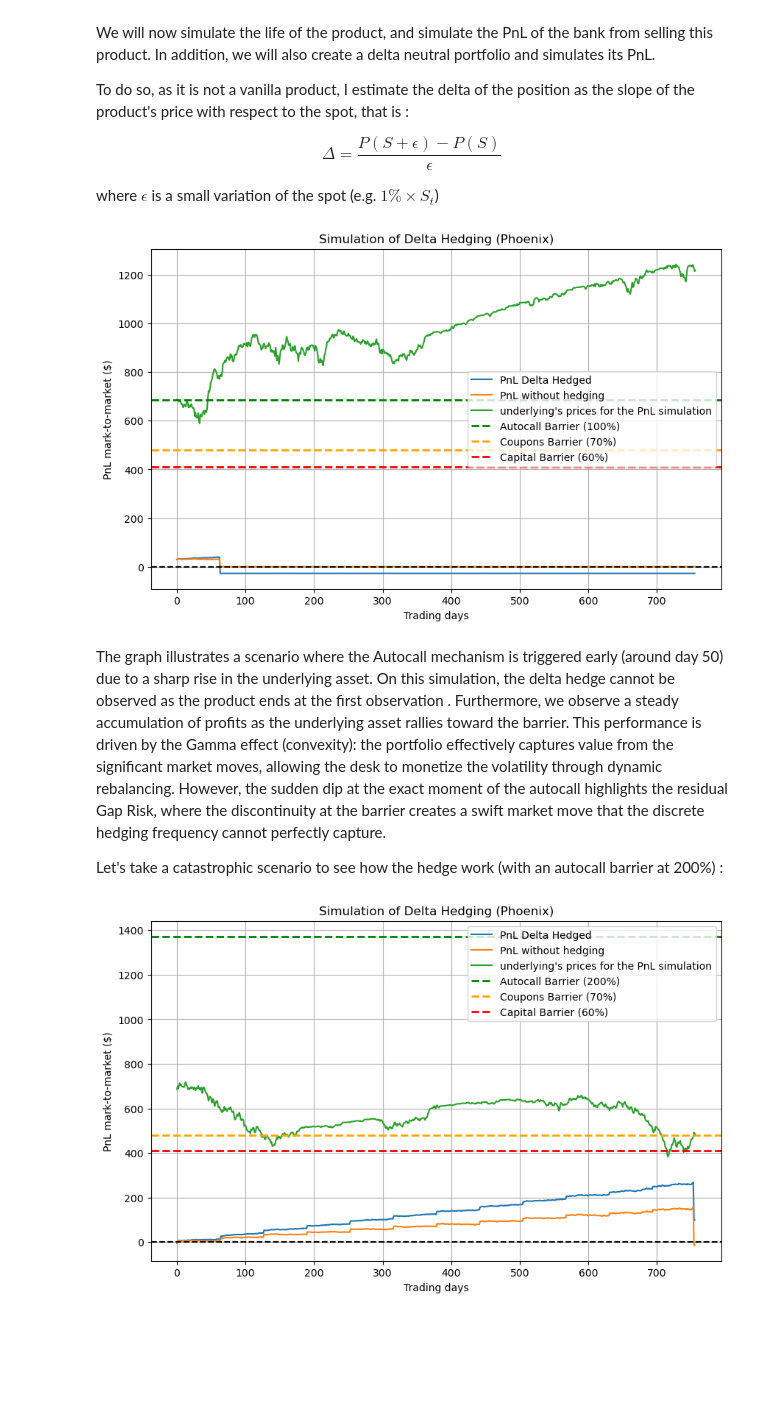
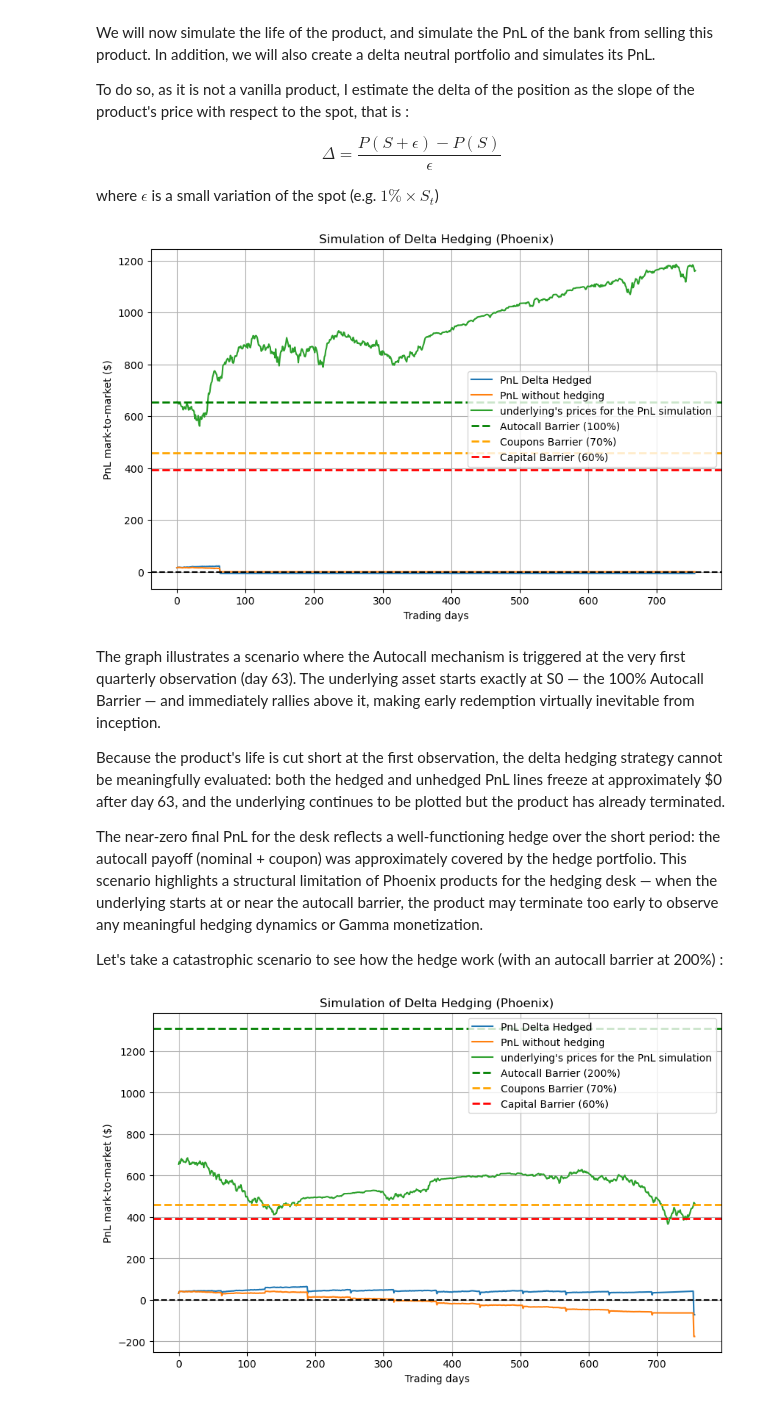
Before and after one commit to BaptisteSorel/Phoenix-Pricing-Hedging-HestonModel, a Jupyter notebook: notebook.ipynb, the cells around one changed output. Cells and saved outputs as stored; diff of their text form; code cells hidden in the pictures; blank space fills up the shorter version.

```diff
--- a/notebook.ipynb
+++ b/notebook.ipynb
@@ -107,7 +107,7 @@ Initally, we consider of coupon of $2.5\%$ quarterly ($10\%$), that we may chang
 # %%
 from src.Products.phoenix import Phoenix
 
-calibration.coupon_rate=0.025
+calibration.coupon_rate=0.02
 
 phoenix=Phoenix(T=T,dt=calibration.dt,coupon_rate=calibration.coupon_rate,barrier_autocall=calibration.barrier_autocall,barrier_coupon=calibration.barrier_coupon,barrier_capital=calibration.barrier_capital,nominal=calibration.nominal)
 
@@ -130,9 +130,9 @@ error_margin = 1.96 * (std_prices / np.sqrt(N))
 
 
 #### RESULTS ########
-print("The average price for this product is "+str(mean_prices)+" with a 95% confidence interval : ["+str(mean_prices-error_margin)+","+str(mean_prices+error_margin)+"]")
+print("The average price for this product is "+str(round(mean_prices,2))+" with a 95% confidence interval : ["+str(round(mean_prices-error_margin,2))+","+str(round(mean_prices+error_margin,2))+"]")
 if mean_prices<calibration.nominal:
-    print("Positive margin : "+str(calibration.nominal-mean_prices)+"$")
+    print("Positive margin : "+str(round(calibration.nominal-mean_prices,2))+"$")
 else:
-    print("Negative margin : "+str(calibration.nominal-mean_prices)+"$")
+    print("Negative margin : "+str(round(calibration.nominal-mean_prices,2))+"$")
 # %% [output]
@@ -145,7 +145,7 @@ To raise our margin, one can lower our coupon rate. Let's apply `calibration.cou
 # %%
 from src.Products.phoenix import Phoenix
 
-calibration.coupon_rate=0.015
+calibration.coupon_rate=0.01125
 
 phoenix=Phoenix(T=T,dt=calibration.dt,coupon_rate=calibration.coupon_rate,barrier_autocall=calibration.barrier_autocall,barrier_coupon=calibration.barrier_coupon,barrier_capital=calibration.barrier_capital,nominal=calibration.nominal)
 
@@ -161,9 +161,9 @@ error_margin=1.96 * (std_prices / np.sqrt(N))
 
 
 #### RESULTS ########
-print("The average price for this product is "+str(mean_prices)+" with a 95% confidence interval : ["+str(mean_prices-error_margin)+","+str(mean_prices+error_margin)+"]")
+print("The average price for this product is "+str(round(mean_prices,2))+" with a 95% confidence interval : ["+str(round(mean_prices-error_margin,2))+","+str(round(mean_prices+error_margin,2))+"]")
 if mean_prices<calibration.nominal:
-    print("Positive margin : "+str(calibration.nominal-mean_prices)+"$")
+    print("Positive margin : "+str(round(calibration.nominal-mean_prices,2))+"$")
 else:
-    print("Negative margin : "+str(calibration.nominal-mean_prices)+"$")
+    print("Negative margin : "+str(round(calibration.nominal-mean_prices,2))+"$")
 # %% [output]
@@ -201,24 +211,37 @@ To do so, as it is not a vanilla product, I estimate the delta of the position a
  where $\epsilon$ is a small variation of the spot (e.g. $1\% \times S_t$)
 # %%
 from src.Analytics import pnl_sim
+calibration.barrier_autocall=1
 
 pnl_sim.sim_delta_hedging()
 # %% [output]
-[figure, old version]
+[figure, new version]
 # %% [markdown]
-The graph illustrates a scenario where the Autocall mechanism is triggered early (around day 50) due to a sharp rise in the underlying asset.
-On this simulation, the delta hedge cannot be observed as the product ends at the first observation . Furthermore, we observe a steady accumulation of profits as the underlying asset rallies toward the barrier. This performance is driven by the Gamma effect (convexity): the portfolio effectively captures value from the significant market moves, allowing the desk to monetize the volatility through dynamic rebalancing. However, the sudden dip at the exact moment of the autocall highlights the residual Gap Risk, where the discontinuity at the barrier creates a swift market move that the discrete hedging frequency cannot perfectly capture.
+The graph illustrates a scenario where the Autocall mechanism is triggered at
+the very first quarterly observation (day 63). The underlying asset starts
+exactly at S0 — the 100% Autocall Barrier — and immediately rallies above it,
+making early redemption virtually inevitable from inception.
+
+Because the product's life is cut short at the first observation, the delta
+hedging strategy cannot be meaningfully evaluated: both the hedged and unhedged
+PnL lines freeze at approximately $0 after day 63, and the underlying continues
+to be plotted but the product has already terminated.
+
+The near-zero final PnL for the desk reflects a well-functioning hedge over the
+short period: the autocall payoff (nominal + coupon) was approximately covered
+by the hedge portfolio. This scenario highlights a structural limitation of
+Phoenix products for the hedging desk — when the underlying starts at or near
+the autocall barrier, the product may terminate too early to observe any
+meaningful hedging dynamics or Gamma monetization.
+
 
 Let's take a catastrophic scenario to see how the hedge work (with an autocall barrier at 200%) :
 # %%
-original_barrier=calibration.barrier_autocall
 calibration.barrier_autocall=2.0
 
 np.random.seed(123)
 
 pnl_sim.sim_delta_hedging()
-
-calibration.barrier_autocall=original_barrier
 # %% [output]
-[figure, old version]
+[figure, new version]
 # %% [markdown]
```
Also changed, not shown: parts of 9 cells of this notebook, 6 other files.
